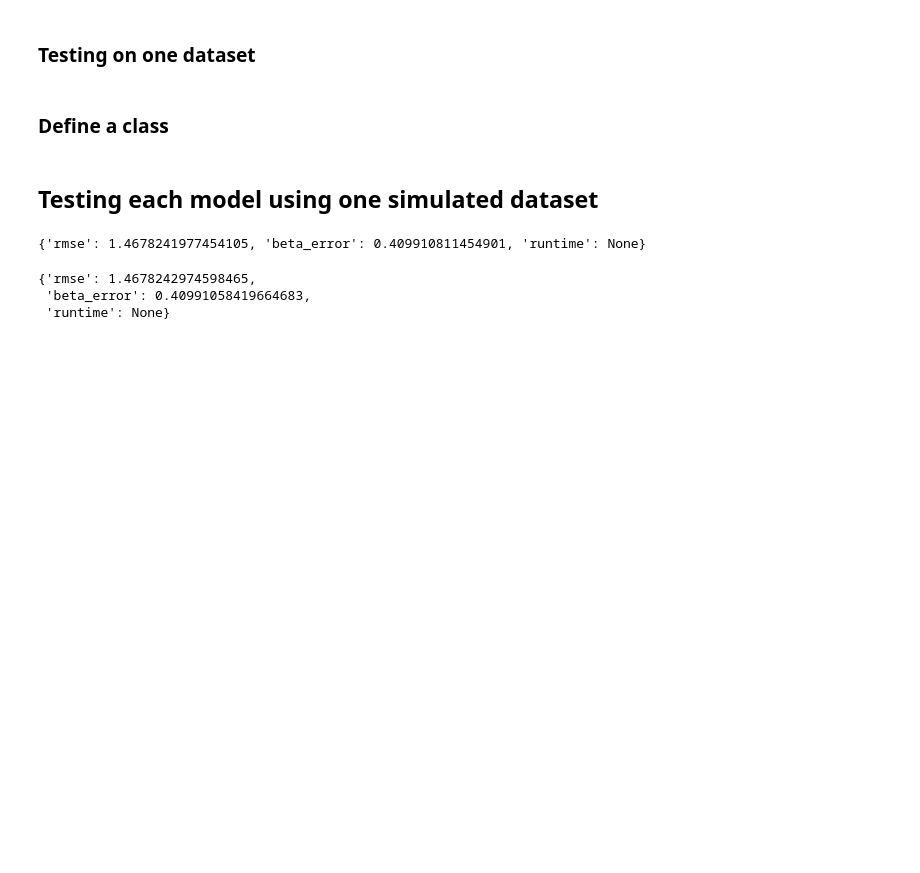
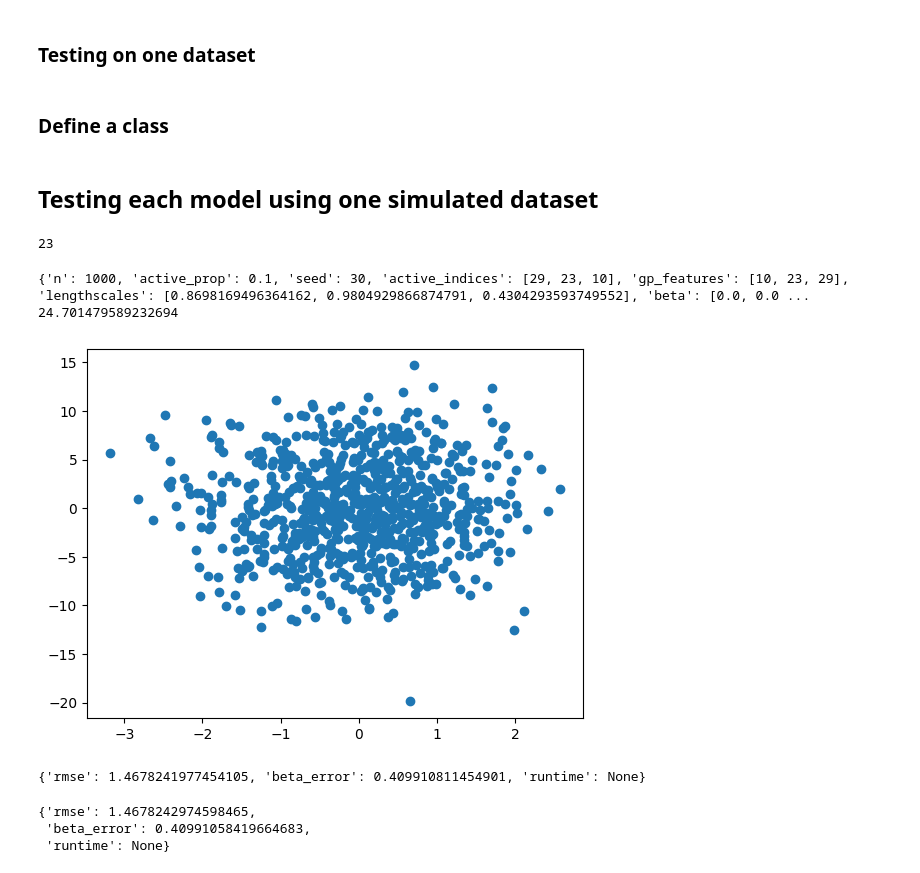
Before and after one commit to liv-fing/gp-feature-selection-simulation, a Jupyter notebook: 9. Simulation.ipynb, the cells around one changed output. Cells and saved outputs as stored; diff of their text form; code cells hidden in the pictures; blank space fills up the shorter version.

```diff
--- a/9. Simulation.ipynb
+++ b/9. Simulation.ipynb
@@ -269,13 +272,28 @@ with open(meta_path, 'r') as f:
     meta = json.load(f)
 
 beta_true = np.array(meta['beta'])
+
+beta_true.argmin()
+# %% [output]
+23
 # %%
 dat = pd.read_csv(data_path)
 dat.head()
 X = dat.drop(columns = 'y')
 y = dat['y']
 
 Xtrain, Xtest, ytrain, ytest = train_test_split(X, y, test_size=0.2, random_state = 22)
+
+print(meta)
+
+import matplotlib.pyplot as plt
+plt.scatter(Xtrain.iloc[:, 1], ytrain)
+
+print(np.var(ytrain))
+# %% [output]
+{'n': 1000, 'active_prop': 0.1, 'seed': 30, 'active_indices': [29, 23, 10], 'gp_features': [10, 23, 29], 'lengthscales': [0.8698169496364162, 0.9804929866874791, 0.4304293593749552], 'beta': [0.0, 0.0 ...
+24.701479589232694
+[figure, added]
 # %%
 mod1_std = GPFeatureSelect(model_type='std')
 mod1_std.fit(Xtrain,ytrain)
```
Also changed, not shown: parts of 4 cells of this notebook, 1 other file.
